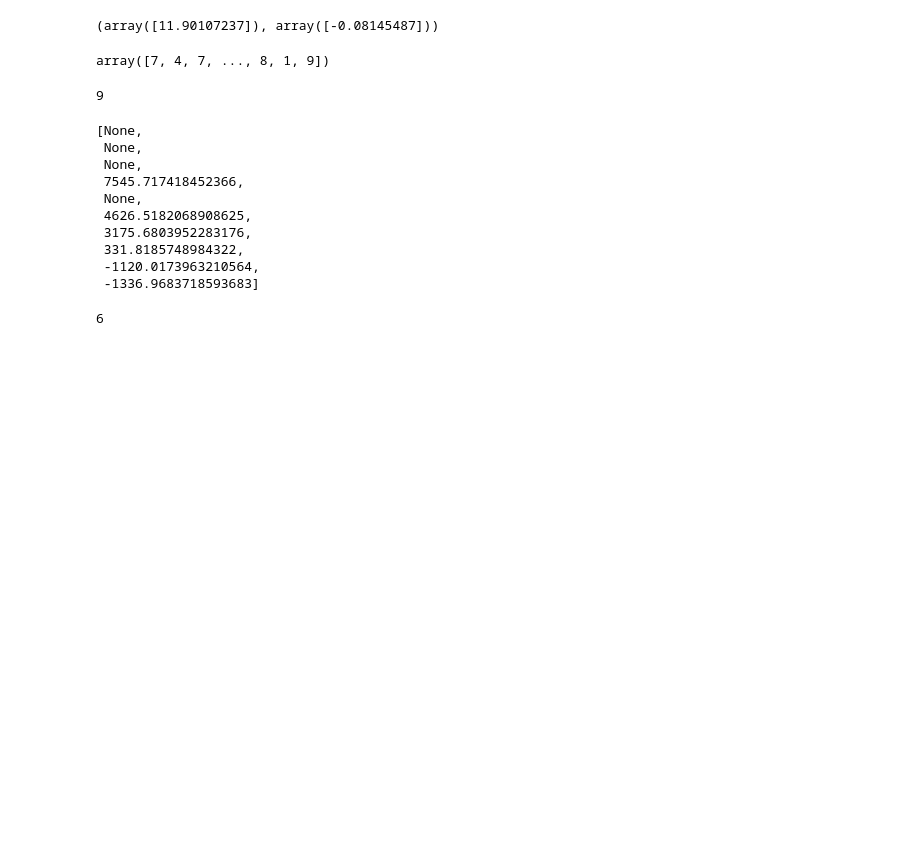
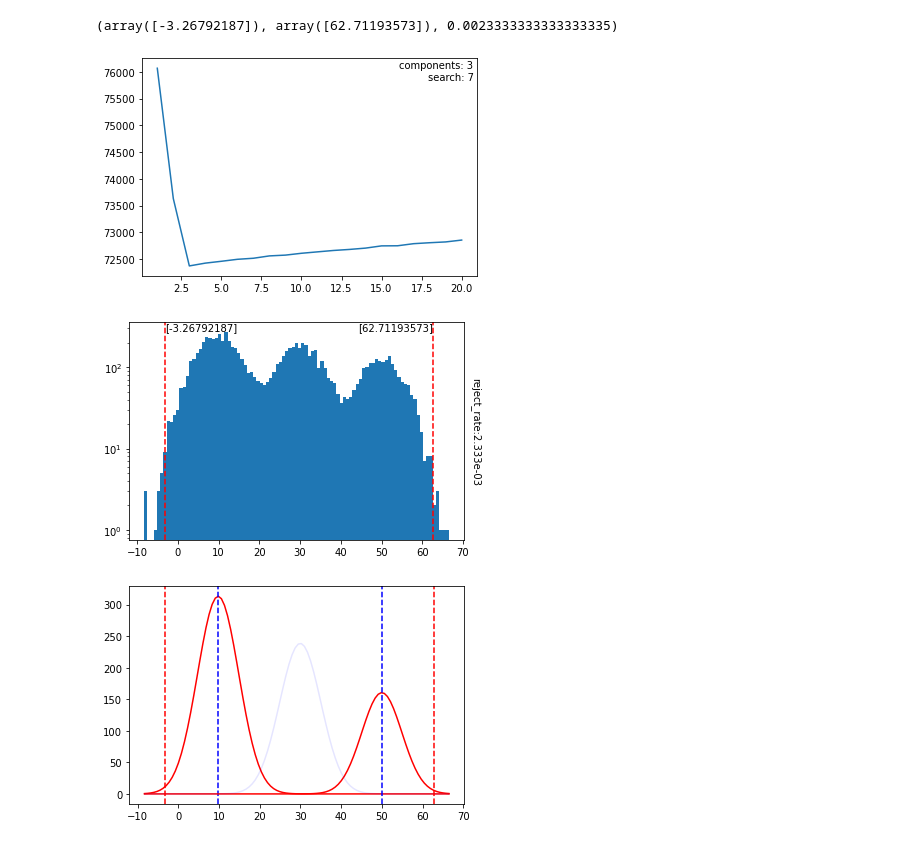
Before and after one commit to notfolder/R-datagen, a Jupyter notebook: pytho-gmm.ipynb, the cells around one changed output. Drawn from its saved outputs; the diff is of its cells as text; code cells hidden in the pictures; blank space fills up the shorter version.

```diff
--- a/pytho-gmm.ipynb
+++ b/pytho-gmm.ipynb
@@ -148,26 +225,13 @@ outlyer.fit_transform(y)
+# %%
+y = np.random.normal(loc=10, scale=5, size=4000)
+y = np.append(y, np.random.normal(loc=30, scale=5, size=3000))
+y = np.append(y, np.random.normal(loc=50, scale=5, size=2000))
 # %%
-outlyer = OutlyerModel(parcentile=0.001)
-outlyer.fit_transform(y)
+outlyer = OutlyerModel()
+display(outlyer.fit_transform(y))
+outlyer.plot()
 # %% [output]
-(array([11.90107237]), array([-0.08145487]))
+(array([-3.26792187]), array([62.71193573]), 0.0023333333333333335)
+[figure, added]
+[figure, added]
+[figure, added]
-# %%
-outlyer.predict(y)
-# %% [output]
-array([7, 4, 7, ..., 8, 1, 9])
-# %%
-display(outlyer.min_index_)
-display(outlyer.bics_)
-outlyer.gmm_fit_count_
-# %% [output]
-9
-[None,
- None,
- None,
- 7545.717418452366,
- None,
- 4626.5182068908625,
- 3175.6803952283176,
- 331.8185748984322,
- -1120.0173963210564,
- -1336.9683718593683]
-6
```
Also changed, not shown: parts of 14 cells of this notebook.
